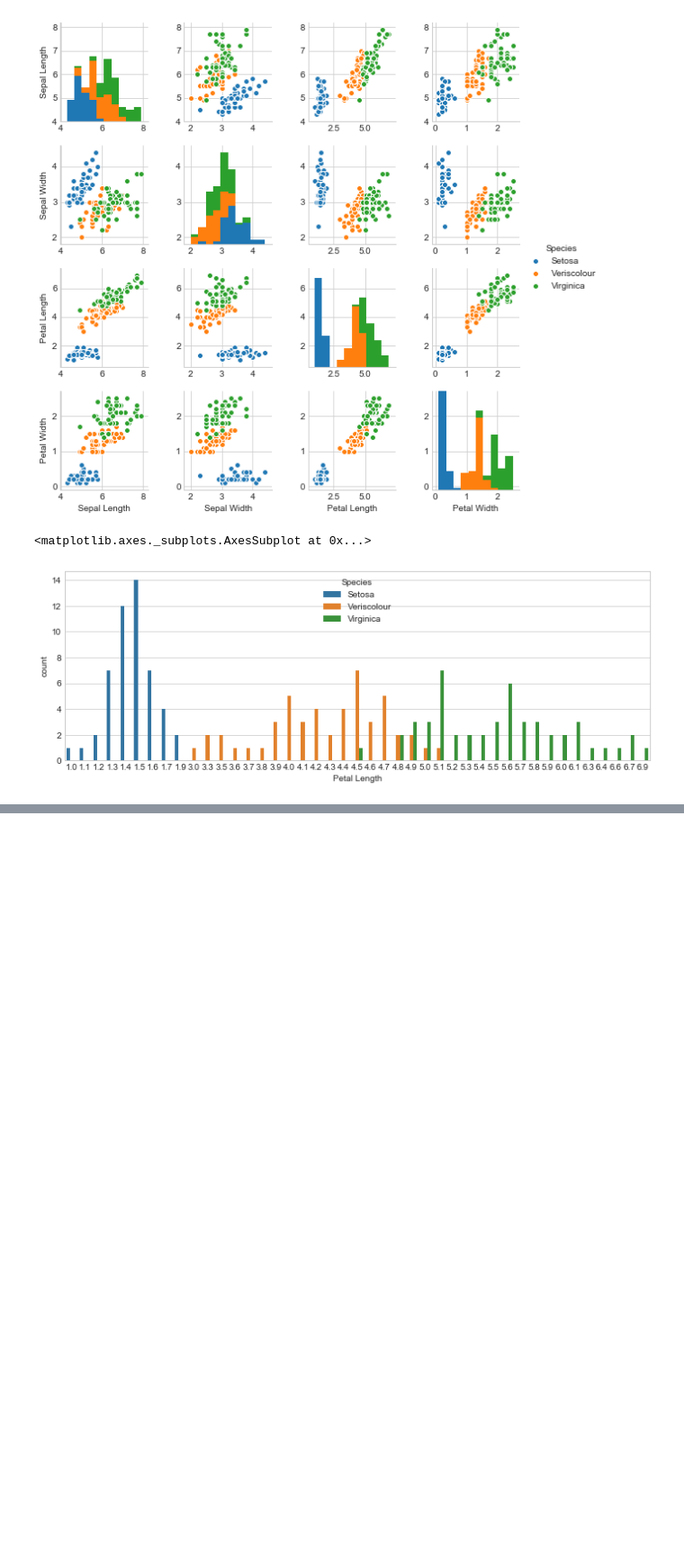
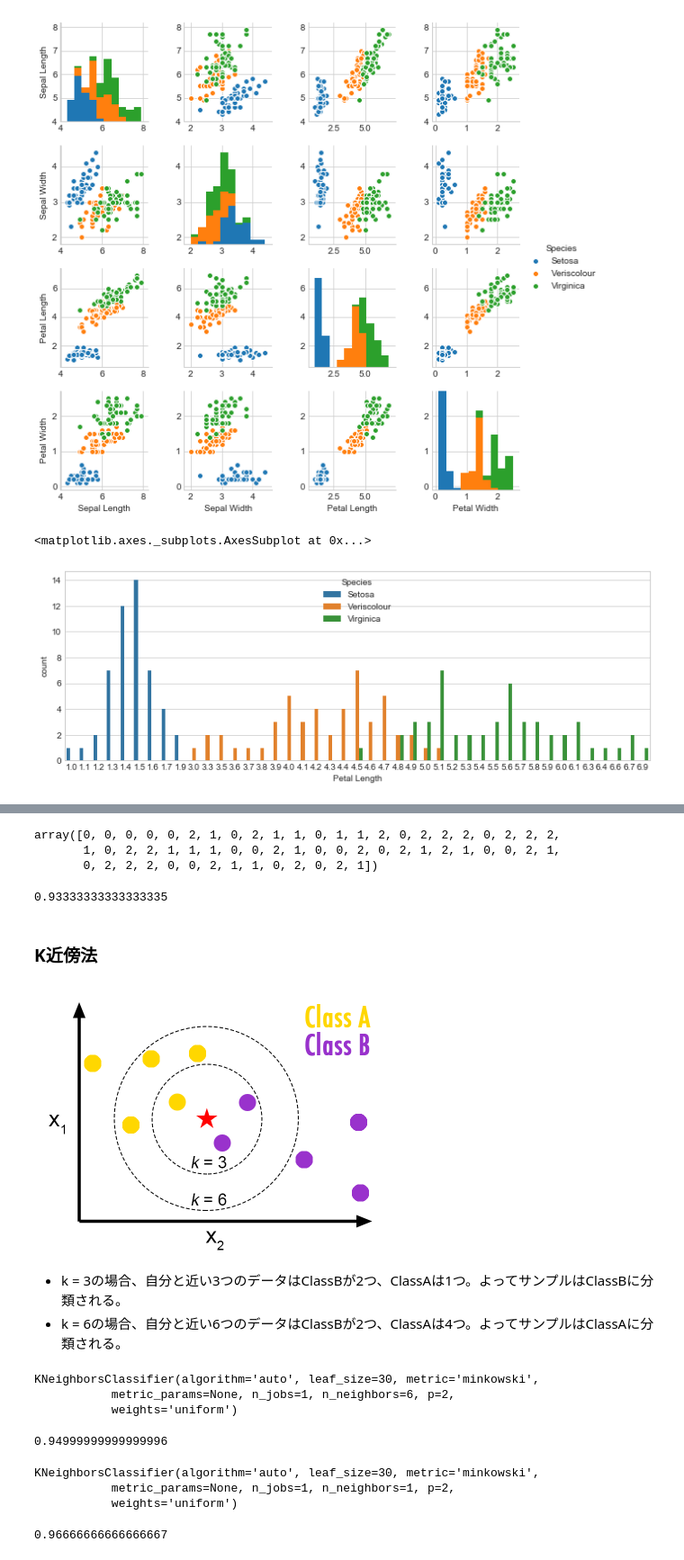
Before and after one commit to aki-06/Python_DS, a Jupyter notebook: 多クラス分類_1.ipynb, the cells around one changed output, grey strips where cells are left out. Shown at 90% size. Cells and saved outputs as stored; diff of their text form; code cells hidden in the pictures; blank space fills up the shorter version.

```diff
--- a/多クラス分類_1.ipynb
+++ b/多クラス分類_1.ipynb
@@ -141,0 +160,12 @@ sns.countplot('Petal Length', data=iris, hue='Species')
+# %%
+Y_pred
+# %% [output]
+array([0, 0, 0, 0, 0, 2, 1, 0, 2, 1, 1, 0, 1, 1, 2, 0, 2, 2, 2, 0, 2, 2, 2,
+       1, 0, 2, 2, 1, 1, 1, 0, 0, 2, 1, 0, 0, 2, 0, 2, 1, 2, 1, 0, 0, 2, 1,
+       0, 2, 2, 2, 0, 0, 2, 1, 1, 0, 2, 0, 2, 1])
+# %%
+metrics.accuracy_score(Y_test, Y_pred)
+# %% [output]
+0.93333333333333335
+# %% [markdown]
+### K近傍法
@@ -141,0 +174,7 @@ sns.countplot('Petal Length', data=iris, hue='Species')
+# %%
+Image('http://bdewilde.github.io/assets/images/2012-10-26-knn-concept.png',width=400, height=300)
+# %% [output]
+[figure, added]
+# %% [markdown]
+- k = 3の場合、自分と近い3つのデータはClassBが2つ、ClassAは1つ。よってサンプルはClassBに分類される。
+- k = 6の場合、自分と近い6つのデータはClassBが2つ、ClassAは4つ。よってサンプルはClassAに分類される。
@@ -141,0 +183,7 @@ sns.countplot('Petal Length', data=iris, hue='Species')
+# %%
+knn = KNeighborsClassifier(n_neighbors=6)
+knn.fit(X_train, Y_train)
+# %% [output]
+KNeighborsClassifier(algorithm='auto', leaf_size=30, metric='minkowski',
+           metric_params=None, n_jobs=1, n_neighbors=6, p=2,
+           weights='uniform')
@@ -141,0 +192,17 @@ sns.countplot('Petal Length', data=iris, hue='Species')
+# %%
+metrics.accuracy_score(Y_test, Y_pred)
+# %% [output]
+0.94999999999999996
+# %%
+# n_neighbors=1の場合
+knn = KNeighborsClassifier(n_neighbors=1)
+knn.fit(X_train, Y_train)
+# %% [output]
+KNeighborsClassifier(algorithm='auto', leaf_size=30, metric='minkowski',
+           metric_params=None, n_jobs=1, n_neighbors=1, p=2,
+           weights='uniform')
+# %%
+Y_pred = knn.predict(X_test)
+metrics.accuracy_score(Y_test, Y_pred)
+# %% [output]
+0.96666666666666667
```
Also changed, not shown: parts of 13 cells of this notebook.
